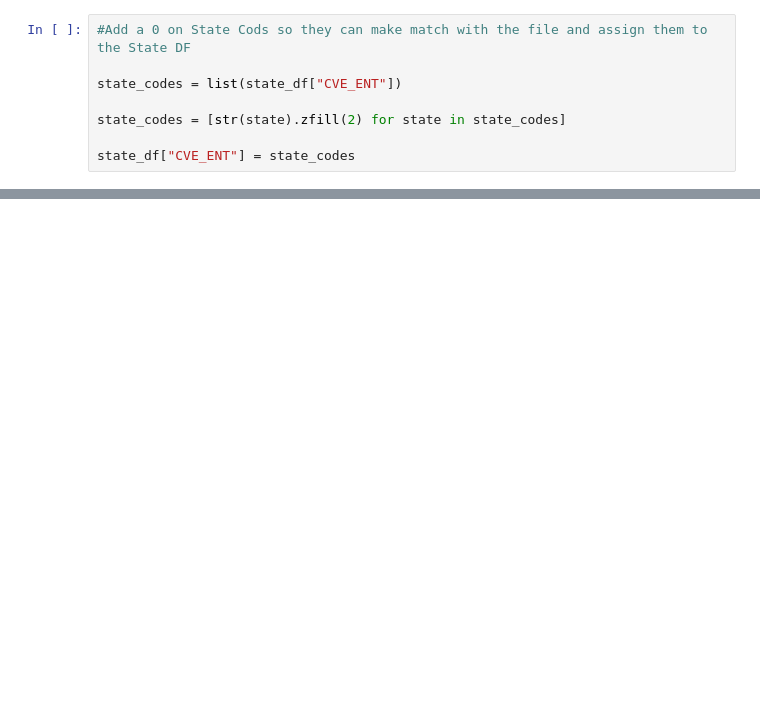
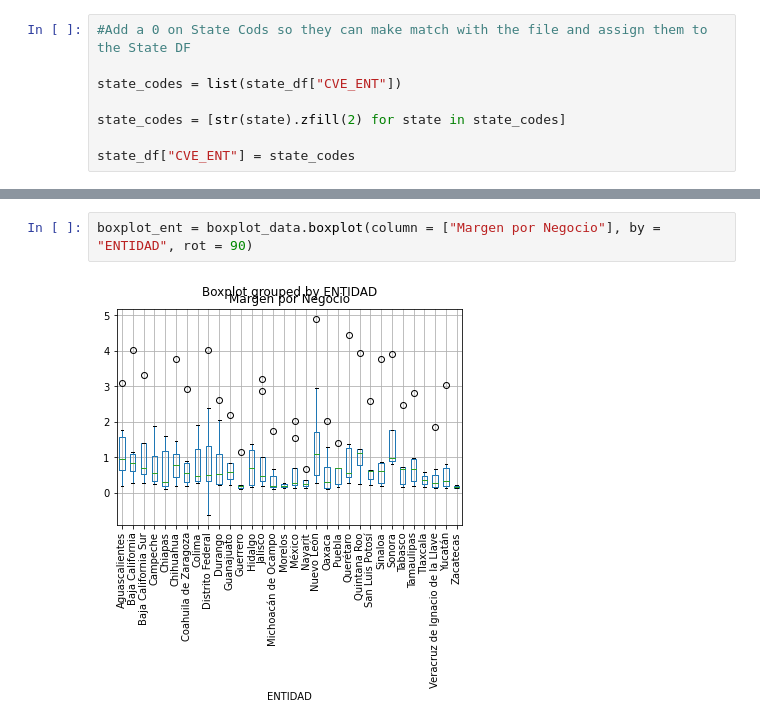
Before and after one commit to damontufar/project1, a Jupyter notebook: data_cleanup/inegi_data_2019.ipynb, the cells around one changed output, grey strips where cells are left out. Saved outputs shown, nothing was run; the diff lists cells and outputs as text; blank space fills up the shorter version.

```diff
--- a/data_cleanup/inegi_data_2019.ipynb
+++ b/data_cleanup/inegi_data_2019.ipynb
@@ -219,0 +352,4 @@ census_df = pd.merge(census_df, state_df, on = "CVE_ENT", how="left")
+# %%
+boxplot_ent = boxplot_data.boxplot(column = ["Margen por Negocio"], by = "ENTIDAD", rot = 90)
+# %% [output]
+[figure, added]
```
Also changed, not shown: parts of 14 cells of this notebook.
